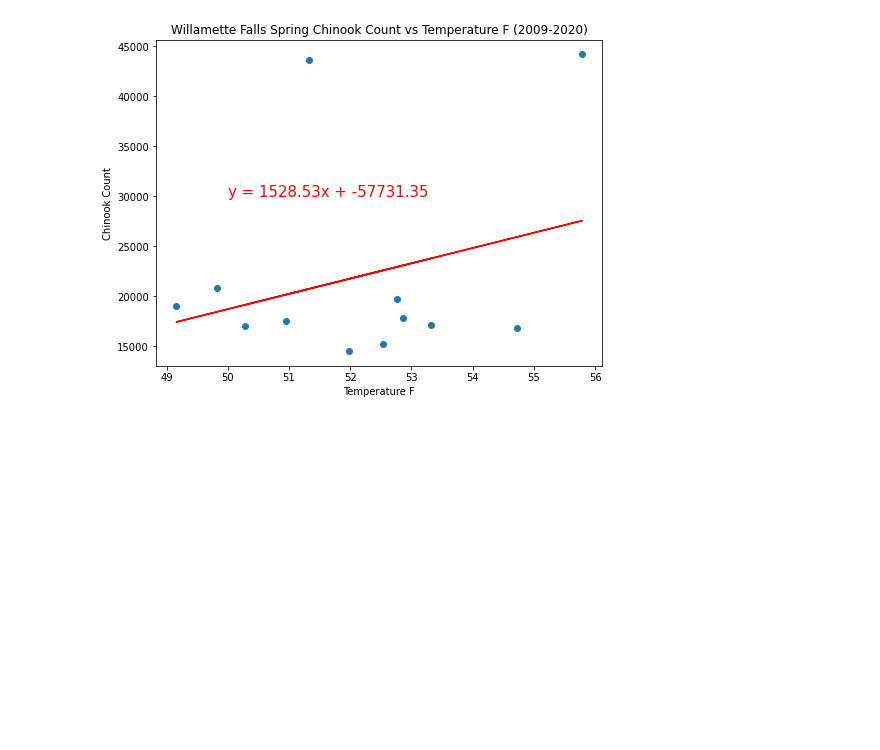
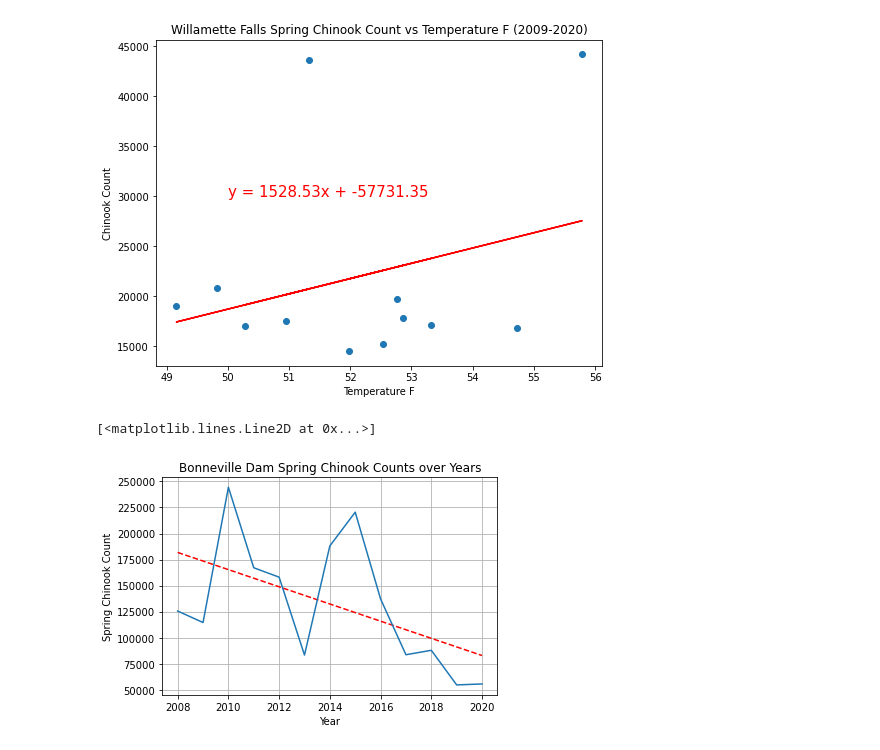
Before and after one commit to jayhjman/bootcamp-project1, a Jupyter notebook: last_willamette.ipynb, the cells around one changed output. Saved outputs shown, nothing was run; the diff lists cells and outputs as text; code cells hidden in the pictures; blank space fills up the shorter version.

Commit message:
Court adding to the final notebook

```diff
--- a/last_willamette.ipynb
+++ b/last_willamette.ipynb
@@ -5,17 +5,30 @@ from scipy.stats import linregress
 import matplotlib.pyplot as plt
 import numpy as np
 # %%
-#paths
+#Josh's paths
 will_daily_file = "Resources/daily_salmon_willamette.csv"
 will_annual_file = "Resources/willamette_annual_final.csv"
 will_annual_g_file = "Resources/willamette_annual_gage_final.csv"
+
+#Courtney's paths
+Bonn_above_daily_file = "Resources/yearly_bonneville_salmon_above_df.csv"
+Bonn_above_daily_temp_file = "Resources/clean_temp_above_bonn_df.csv"
+Bonn_above_daily_gage_file = "Resources/merged_above_bonneville_salmon_data_df.csv"
+
+
+#Image paths
 annual_image_path = "Annual_Images/"
 daily_image_path = "Daily_Images/"
 # %%
-#read dfs
+#Josh's read dfs
 daily_salmon_willamette = pd.read_csv(will_daily_file, sep=",")
 willamette_annual_final = pd.read_csv(will_annual_file, sep=",")
 willamette_annual_gage_final = pd.read_csv(will_annual_g_file, sep=",")
+
+#Courtney's read dfs
+yearly_bonneville_salmon_df = pd.read_csv(Bonn_above_daily_file, sep=",")
+clean_temp_above_bonn_df = pd.read_csv(Bonn_above_daily_temp_file, sep=",")
+merged_above_bonneville_salmon_data_df = pd.read_csv(Bonn_above_daily_gage_file, sep=",")
 # %%
 willamette_annual_gage_final
 # %% [output]
@@ -191,3 +204,22 @@ The r-value is: 0.28805660101775915
 The r2-value is: 0.08297660538990448
 The p-value is: 0.3639097578067074
 [figure]
+# %%
+#Courtney's Starts Here
+#Bonneville Dam Chinook Salmon Count
+
+# Calculate a trend line
+z = np.polyfit(yearly_bonneville_salmon_df["Year"], yearly_bonneville_salmon_df["Chin"], 1)
+p = np.poly1d(z)
+
+# Quick Plot of the Spring Chinook Counts over Years
+fig, ax = plt.subplots()
+ax.set_xlabel("Year")
+ax.set_ylabel("Spring Chinook Count")
+ax.set_title("Bonneville Dam Spring Chinook Counts over Years")
+ax.grid(True)
+ax.plot(yearly_bonneville_salmon_df["Year"],p(yearly_bonneville_salmon_df["Year"]),"r--")
+ax.plot(yearly_bonneville_salmon_df["Year"], yearly_bonneville_salmon_df["Chin"] )
+# %% [output]
+[<matplotlib.lines.Line2D at 0x...>]
+[figure, added]
```
Also changed, not shown: parts of 5 cells of this notebook, 4 other files.
